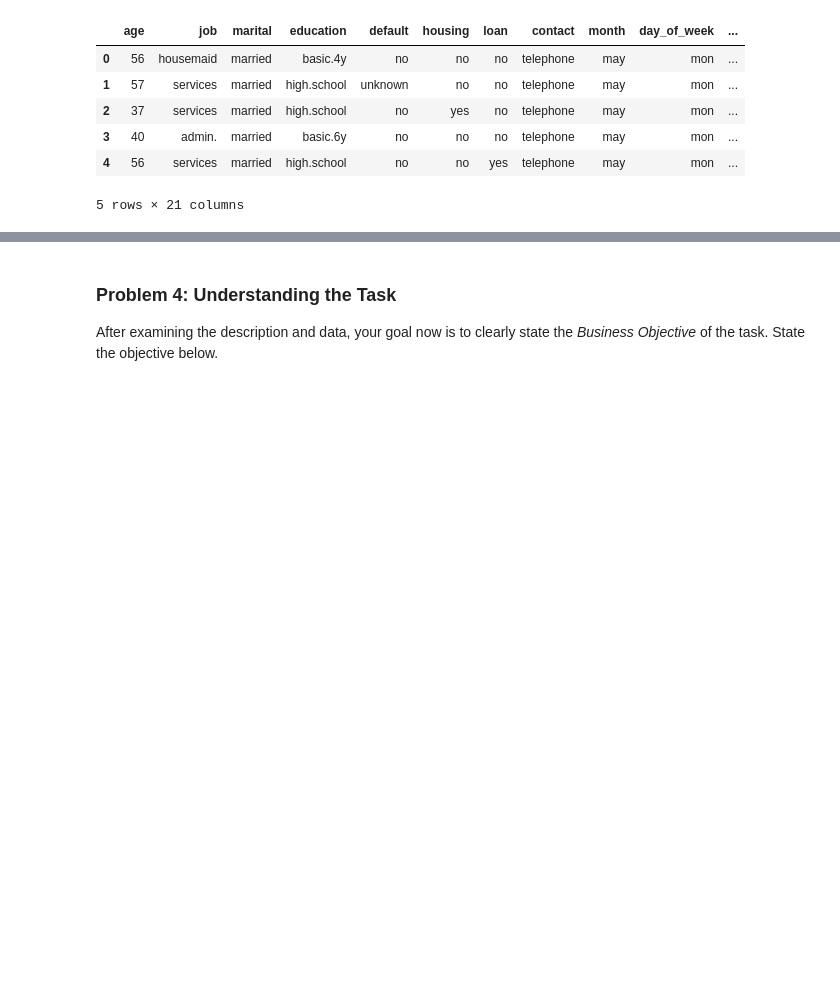
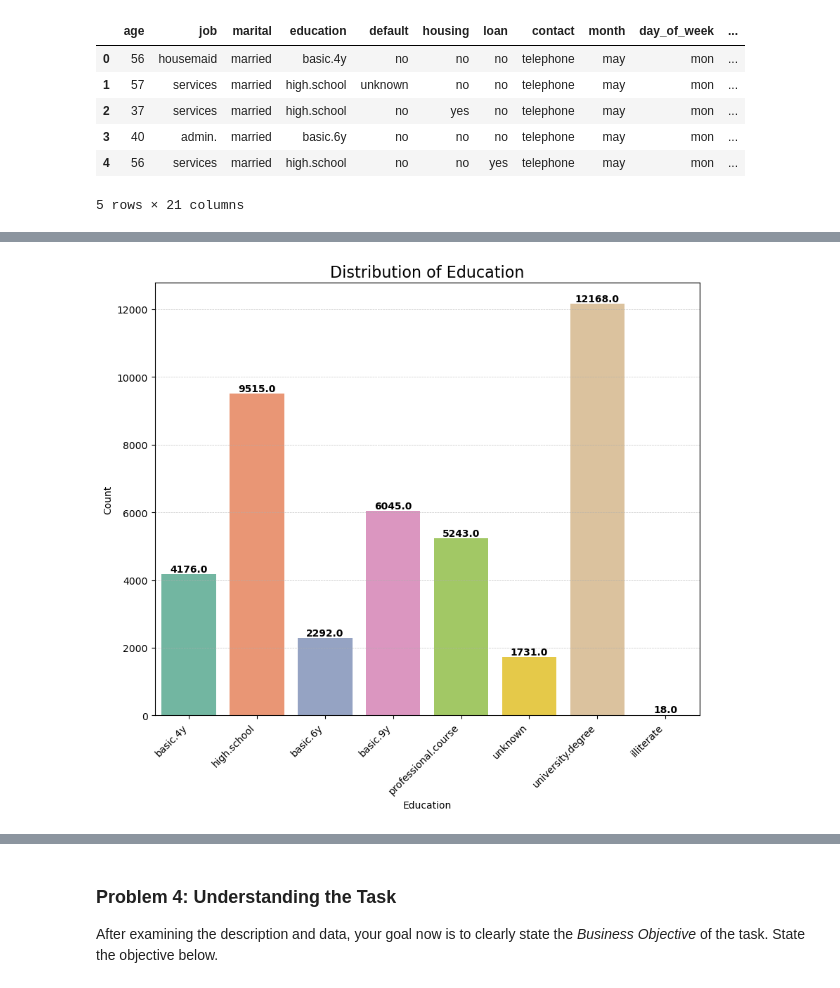
Before and after one commit to christianfajardo/ML_AI_PracticalApplication_3, a Jupyter notebook: prompt_III.ipynb, the cells around one changed output, grey strips where cells are left out. Saved outputs shown, nothing was run; the diff lists cells and outputs as text; code cells hidden in the pictures; blank space fills up the shorter version.

```diff
--- a/prompt_III.ipynb
+++ b/prompt_III.ipynb
@@ -152,0 +186,4 @@ df.head()
+# %%
+plot_values('education', df)
+# %% [output]
+[figure, added]
```
Also changed, not shown: parts of 12 cells of this notebook.
